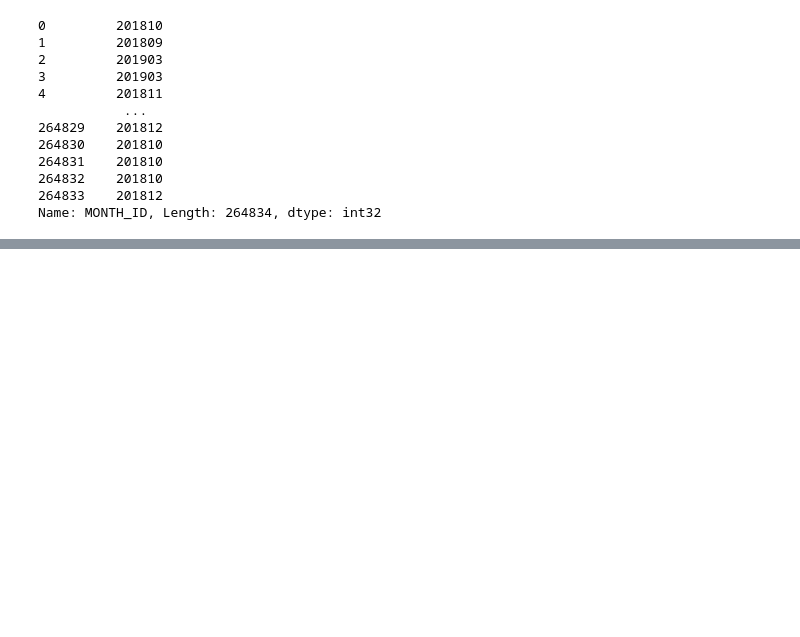
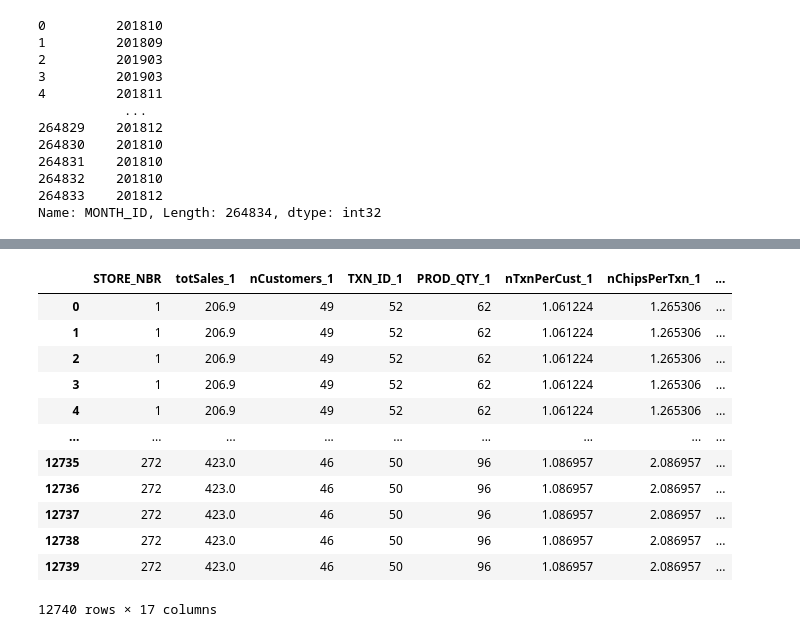
Before and after one commit to Ethan4thewin/Quantium---Chips, a Jupyter notebook: my_nb_2.ipynb, the cells around one changed output, grey strips where cells are left out. Saved outputs shown, nothing was run; the diff lists cells and outputs as text; code cells hidden in the pictures; blank space fills up the shorter version.

```diff
--- a/my_nb_2.ipynb
+++ b/my_nb_2.ipynb
@@ -66,0 +170,17 @@ metrics
+# %%
+pairs = pd.merge(metrics2, metrics2, on='STORE_NBR', suffixes=('_1', '_2'))
+pairs
+# %% [output]
+|  | STORE_NBR | totSales_1 | nCustomers_1 | TXN_ID_1 | PROD_QTY_1 | nTxnPerCust_1 | nChipsPerTxn_1 | ... |
+| 0 | 1 | 206.9 | 49 | 52 | 62 | 1.061224 | 1.265306 | ... |
+| 1 | 1 | 206.9 | 49 | 52 | 62 | 1.061224 | 1.265306 | ... |
+| 2 | 1 | 206.9 | 49 | 52 | 62 | 1.061224 | 1.265306 | ... |
+| 3 | 1 | 206.9 | 49 | 52 | 62 | 1.061224 | 1.265306 | ... |
+| 4 | 1 | 206.9 | 49 | 52 | 62 | 1.061224 | 1.265306 | ... |
+| ... | ... | ... | ... | ... | ... | ... | ... | ... |
+| 12735 | 272 | 423.0 | 46 | 50 | 96 | 1.086957 | 2.086957 | ... |
+| 12736 | 272 | 423.0 | 46 | 50 | 96 | 1.086957 | 2.086957 | ... |
+| 12737 | 272 | 423.0 | 46 | 50 | 96 | 1.086957 | 2.086957 | ... |
+| 12738 | 272 | 423.0 | 46 | 50 | 96 | 1.086957 | 2.086957 | ... |
+| 12739 | 272 | 423.0 | 46 | 50 | 96 | 1.086957 | 2.086957 | ... |
+12740 rows × 17 columns
```
Also changed, not shown: parts of 11 cells of this notebook, 1 other file.
